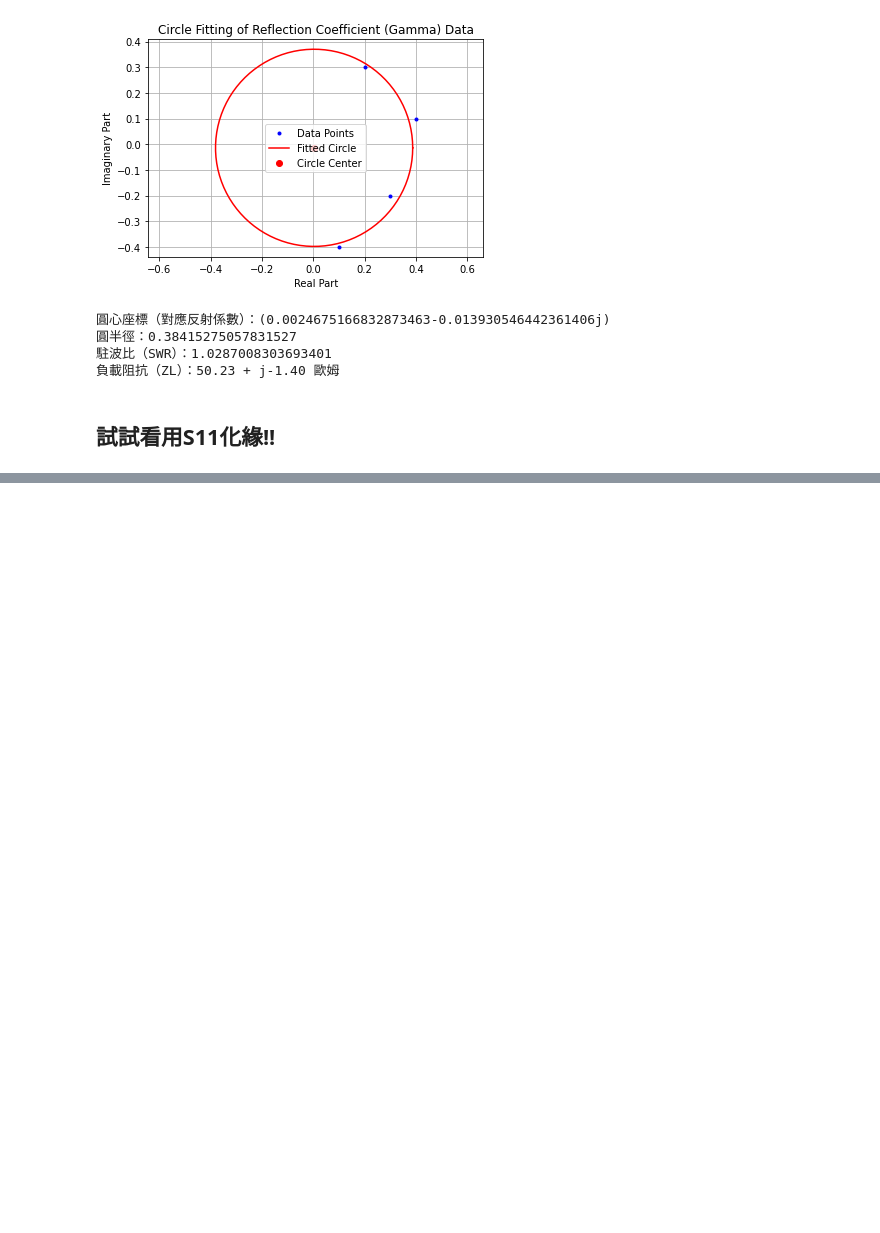
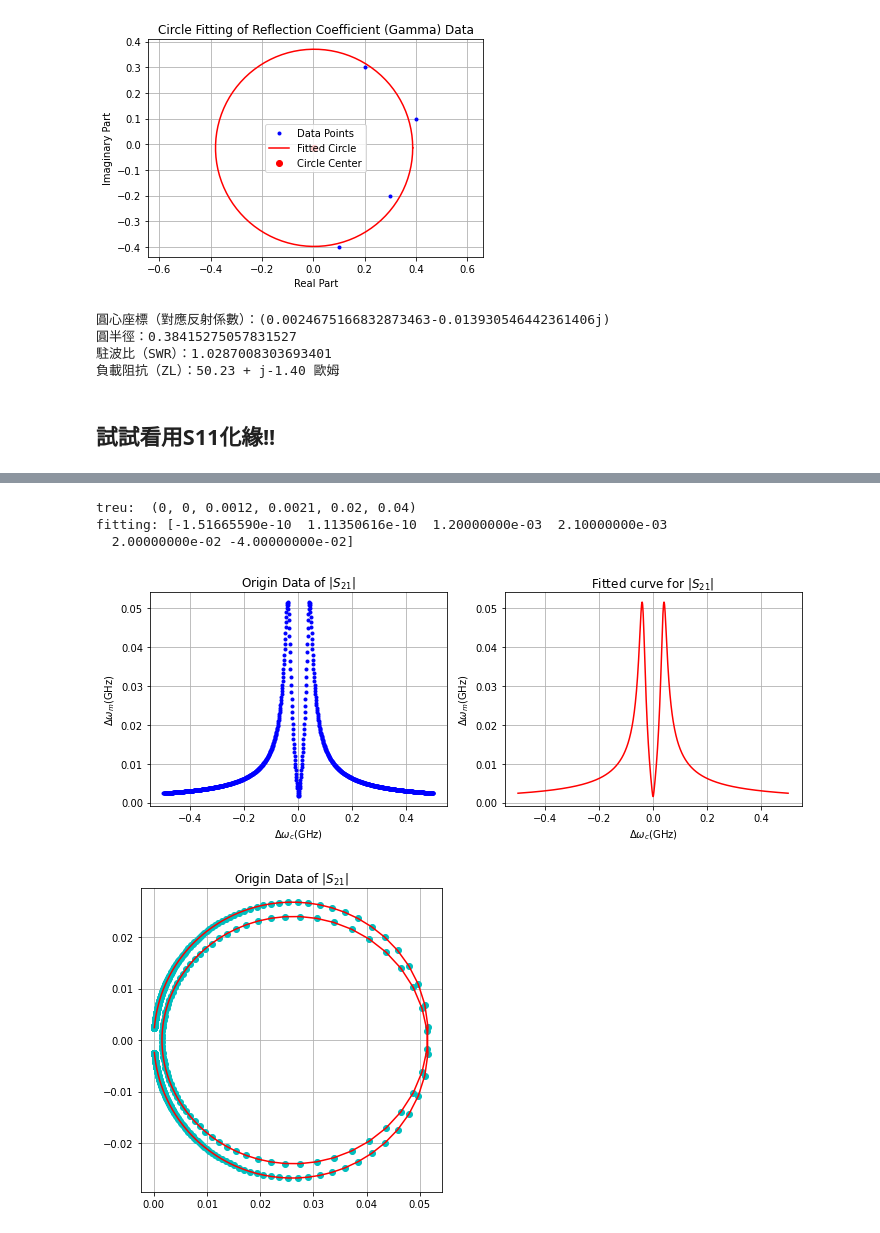
Before and after one commit to Nick1467/Mirror, a Jupyter notebook: circleUfit.ipynb, the cells around one changed output, grey strips where cells are left out. Saved outputs shown, nothing was run; the diff lists cells and outputs as text; code cells hidden in the pictures; blank space fills up the shorter version.

```diff
--- a/circleUfit.ipynb
+++ b/circleUfit.ipynb
@@ -236,0 +215,70 @@ fitting: [0.00000000e+00 1.50796447e+08 1.50796447e+08 0.00000000e+00]
+# %%
+import math
+import numpy as np
+import matplotlib.pyplot as plt
+from scipy.optimize import curve_fit
+
+def s21( omega, omega_c, omega_m, kappa, alpha, beta, gamma):
+    S_21 = - kappa / (1j*(omega - omega_c)-(kappa+beta)+ gamma**2/(1j*(omega - omega_m)-alpha) )
+    return (S_21)
+
+def s21_curvefit( omega, omega_c, omega_m, kappa, alpha, beta, gamma):
+    s21 = - kappa / (1j*(omega - omega_c)-(kappa+beta)+ gamma**2/(1j*(omega - omega_m)-alpha) )
+    return np.hstack([np.real(s21), np.imag(s21)])
+
+omega = np.linspace(-0.5, 0.5, 1000)  #(GHz)
+omega_m = 0
+omega_m = 0
+omega_c = 0
+kappa = 0.0012 #(GHz)
+alpha = 0.0021 #(GHz)
+beta =  0.02 #(GHz)
+gamma =  0.04 #(GHz)
+
+data_1 = s21( omega, omega_c, omega_m, kappa, alpha, beta, gamma)
+
+popt, cov = curve_fit(
+    s21_curvefit,
+    omega,
+    np.hstack([np.real(data_1), np.imag(data_1)]),
+    [0, 0.01, 0.01, 0.01, 0.54, 0.05],
+    maxfev = 5000
+)
+
+s21_Fit = s21(omega , *popt)
+print(f'treu:  {omega_c, omega_m, kappa, alpha, beta, gamma}')
+print(f'fitting: {popt}')
+plt.figure(figsize=(10, 4))
+
+plt.subplot(1, 2, 1)
+plt.plot( omega, abs(data_1), 'b.')
+plt.grid(True)
+plt.xlabel('$\Delta\omega_c$(GHz)')
+plt.ylabel('$\Delta\omega_m$(GHz)')
+plt.title('Origin Data of $|S_{21}|$')
+
+plt.subplot(1, 2, 2)
+plt.plot( omega, abs(s21_Fit), 'r-')
+plt.grid(True)
+plt.xlabel('$\Delta\omega_c$(GHz)')
+plt.ylabel('$\Delta\omega_m$(GHz)')
+plt.title('Fitted curve for $|S_{21}|$')
+
+plt.tight_layout()
+plt.show()
+
+plt.figure(figsize=(5, 5))
+plt.plot( data_1.real, data_1.imag ,'co', label = 'Origin Data of $|S_{21}|$')
+plt.grid(True)
+plt.title('Origin Data of $|S_{21}|$')
+plt.plot( s21_Fit.real, s21_Fit.imag, 'r-', label ='Fitted curve for $|S_{21}|$')
+
+
+plt.tight_layout()
+plt.show()
+# %% [output]
+treu:  (0, 0, 0.0012, 0.0021, 0.02, 0.04)
+fitting: [-1.51665590e-10  1.11350616e-10  1.20000000e-03  2.10000000e-03
+  2.00000000e-02 -4.00000000e-02]
+[figure, added]
+[figure, added]
```
Also changed, not shown: parts of 3 cells of this notebook, 1 other file.
